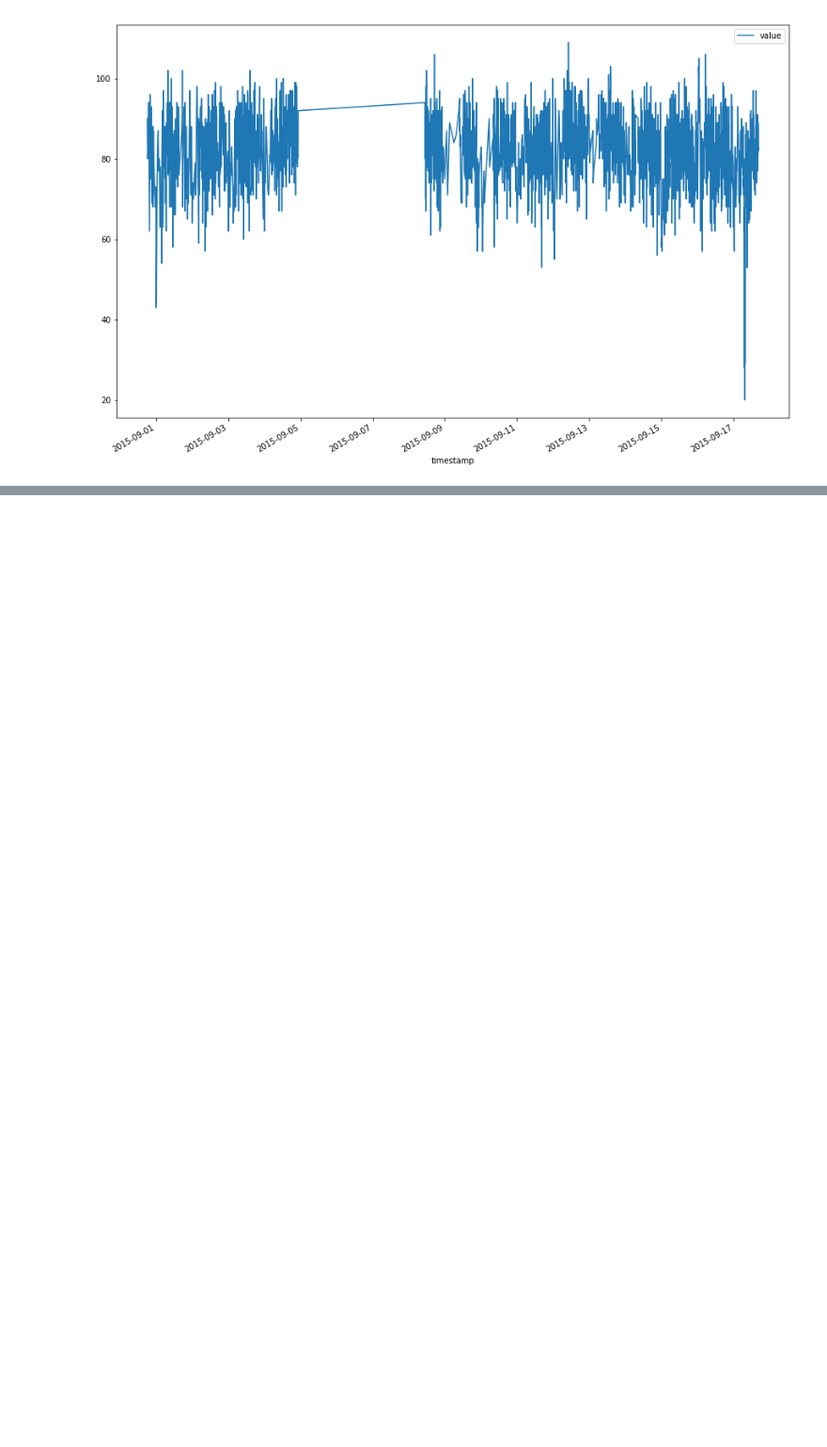
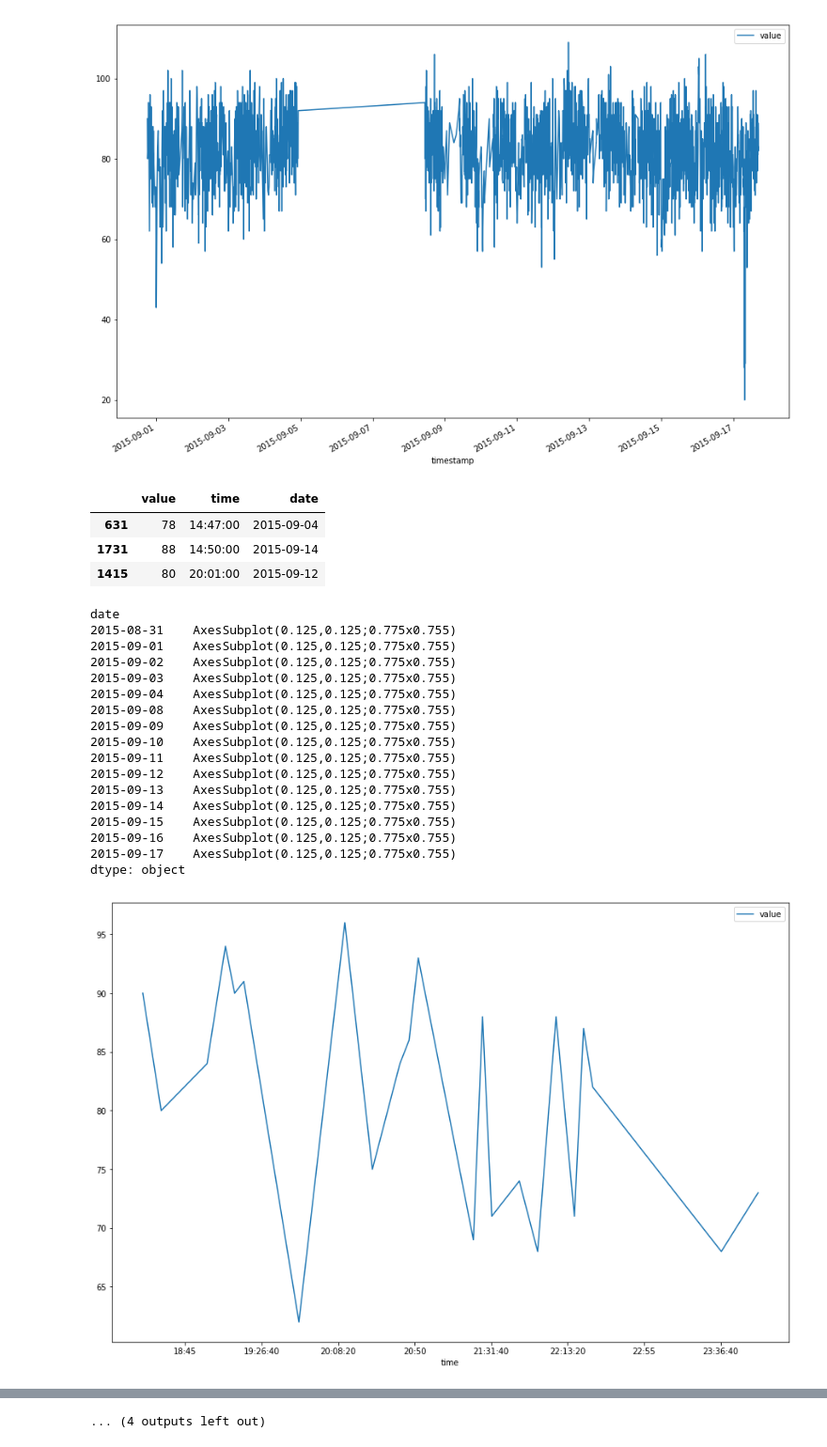
Before and after one commit to KaidongLi/ku731-p06-anomal, a Jupyter notebook: det_anomal.ipynb, the cells around one changed output, grey strips where cells are left out. Shown at 94% size. Cells and saved outputs as stored; diff of their text form; code cells hidden in the pictures; blank space fills up the shorter version.

Commit message:
anomaly without visualization

```diff
--- a/det_anomal.ipynb
+++ b/det_anomal.ipynb
@@ -17,3 +17,35 @@ data_ori.plot(x='timestamp', figsize=(15,10))
 # %% [output]
 <matplotlib.axes._subplots.AxesSubplot at 0x...>
 [figure]
+# %%
+data = pd.DataFrame()
+data['value'] = data_ori.value
+data['time'] = data_ori.timestamp.apply(lambda t:t.time())
+data['date'] = data_ori.timestamp.apply(lambda t:t.date())
+data.sample(3)
+# %% [output]
+|  | value | time | date |
+| 631 | 78 | 14:47:00 | 2015-09-04 |
+| 1731 | 88 | 14:50:00 | 2015-09-14 |
+| 1415 | 80 | 20:01:00 | 2015-09-12 |
+# %%
+data.groupby('date').plot(x='time', y='value', figsize=(15,10))
+# %% [output]
+date
+2015-08-31    AxesSubplot(0.125,0.125;0.775x0.755)
+2015-09-01    AxesSubplot(0.125,0.125;0.775x0.755)
+2015-09-02    AxesSubplot(0.125,0.125;0.775x0.755)
+2015-09-03    AxesSubplot(0.125,0.125;0.775x0.755)
+2015-09-04    AxesSubplot(0.125,0.125;0.775x0.755)
+2015-09-08    AxesSubplot(0.125,0.125;0.775x0.755)
+2015-09-09    AxesSubplot(0.125,0.125;0.775x0.755)
+2015-09-10    AxesSubplot(0.125,0.125;0.775x0.755)
+2015-09-11    AxesSubplot(0.125,0.125;0.775x0.755)
+2015-09-12    AxesSubplot(0.125,0.125;0.775x0.755)
+2015-09-13    AxesSubplot(0.125,0.125;0.775x0.755)
+2015-09-14    AxesSubplot(0.125,0.125;0.775x0.755)
+2015-09-15    AxesSubplot(0.125,0.125;0.775x0.755)
+2015-09-16    AxesSubplot(0.125,0.125;0.775x0.755)
+2015-09-17    AxesSubplot(0.125,0.125;0.775x0.755)
+dtype: object
+[figure, added]
@@ -19,0 +62 @@ data_ori.plot(x='timestamp', figsize=(15,10))
+... (4 outputs left out)
```
Also changed, not shown: parts of 6 cells of this notebook.
